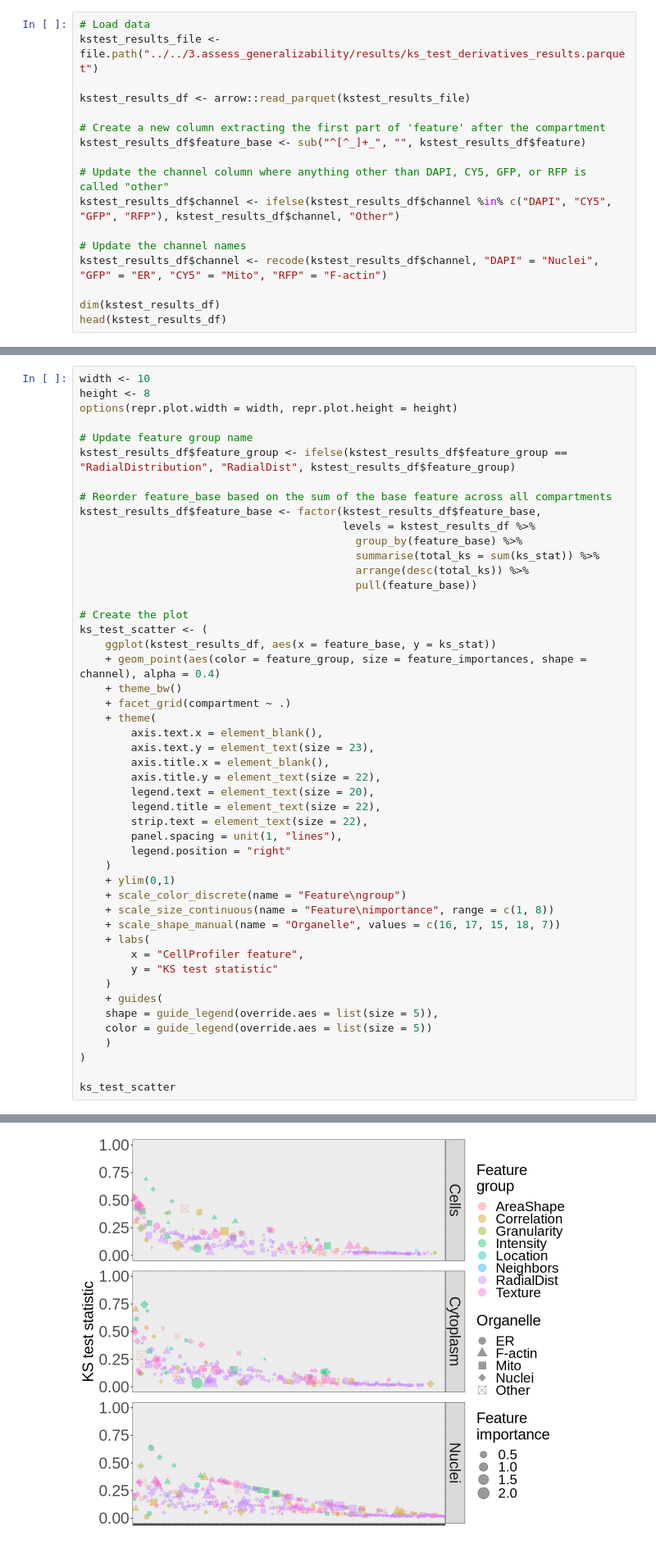
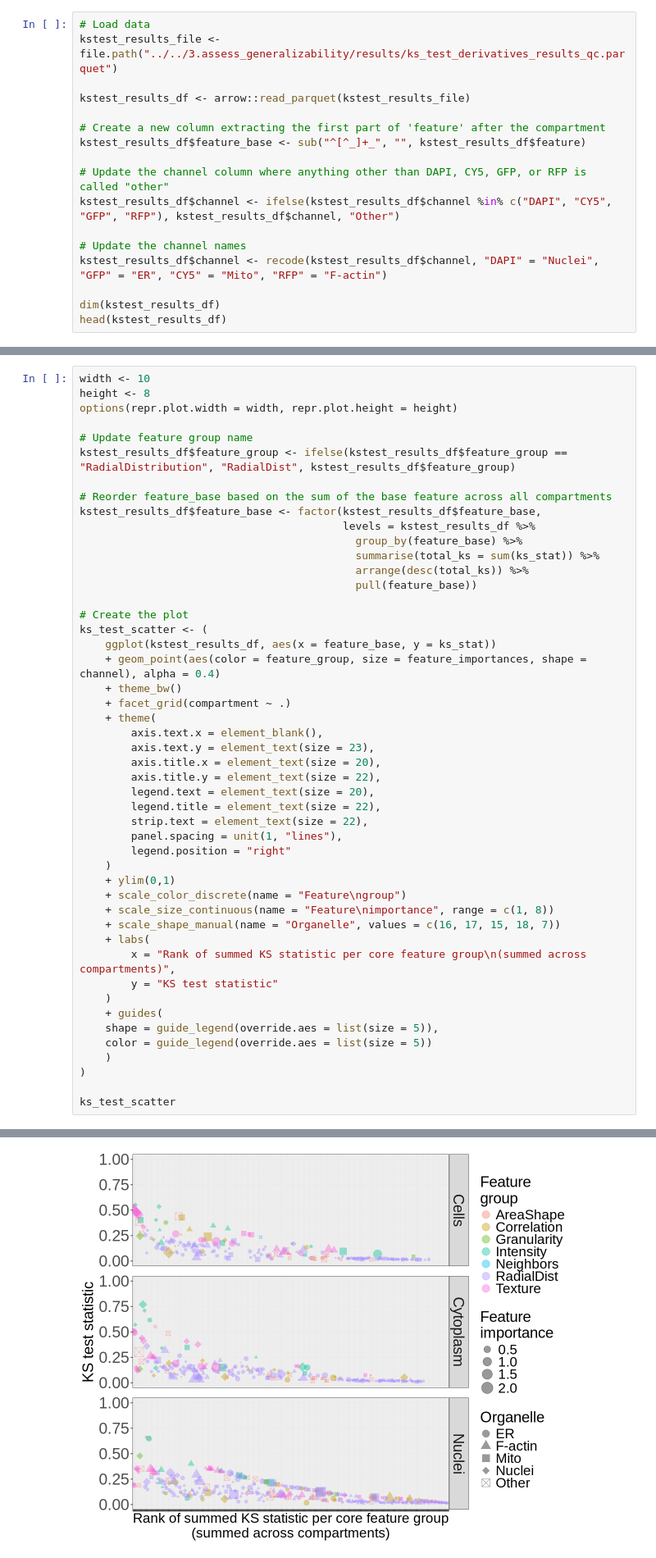
Before and after one commit to mtalbot-texas/nf1_schwann_cell_morphology_signature, a Jupyter notebook: 4.figures/main_figure_6/main_figure_6.ipynb, the cells around one changed output, grey strips where cells are left out. Shown at 82% size. Drawn from its saved outputs; the diff is of its cells as text.

```diff
--- a/4.figures/main_figure_6/main_figure_6.ipynb
+++ b/4.figures/main_figure_6/main_figure_6.ipynb
@@ -262,7 +276,7 @@ accuracy_score_plot
 ## KS-test
 # %%
 # Load data
-kstest_results_file <- file.path("../../3.assess_generalizability/results/ks_test_derivatives_results.parquet")
+kstest_results_file <- file.path("../../3.assess_generalizability/results/ks_test_derivatives_results_qc.parquet")
 
 kstest_results_df <- arrow::read_parquet(kstest_results_file)
 
@@ -313,7 +327,7 @@ ks_test_scatter <- (
     + theme(
         axis.text.x = element_blank(),
         axis.text.y = element_text(size = 23),
-        axis.title.x = element_blank(),
+        axis.title.x = element_text(size = 20),
         axis.title.y = element_text(size = 22),
         legend.text = element_text(size = 20),
         legend.title = element_text(size = 22),
@@ -326,7 +340,7 @@ ks_test_scatter <- (
     + scale_size_continuous(name = "Feature\nimportance", range = c(1, 8))
     + scale_shape_manual(name = "Organelle", values = c(16, 17, 15, 18, 7))
     + labs(
-        x = "CellProfiler feature",
+        x = "Rank of summed KS statistic per core feature group\n(summed across compartments)",
         y = "KS test statistic"
     )
     + guides(
@@ -342,4 +357,4 @@ Warning message:
-[figure, old version]
+[figure, new version]
 # %% [markdown]
 ## Platemap
 # %%
```
Also changed, not shown: parts of 16 cells of this notebook, 52 other files.
